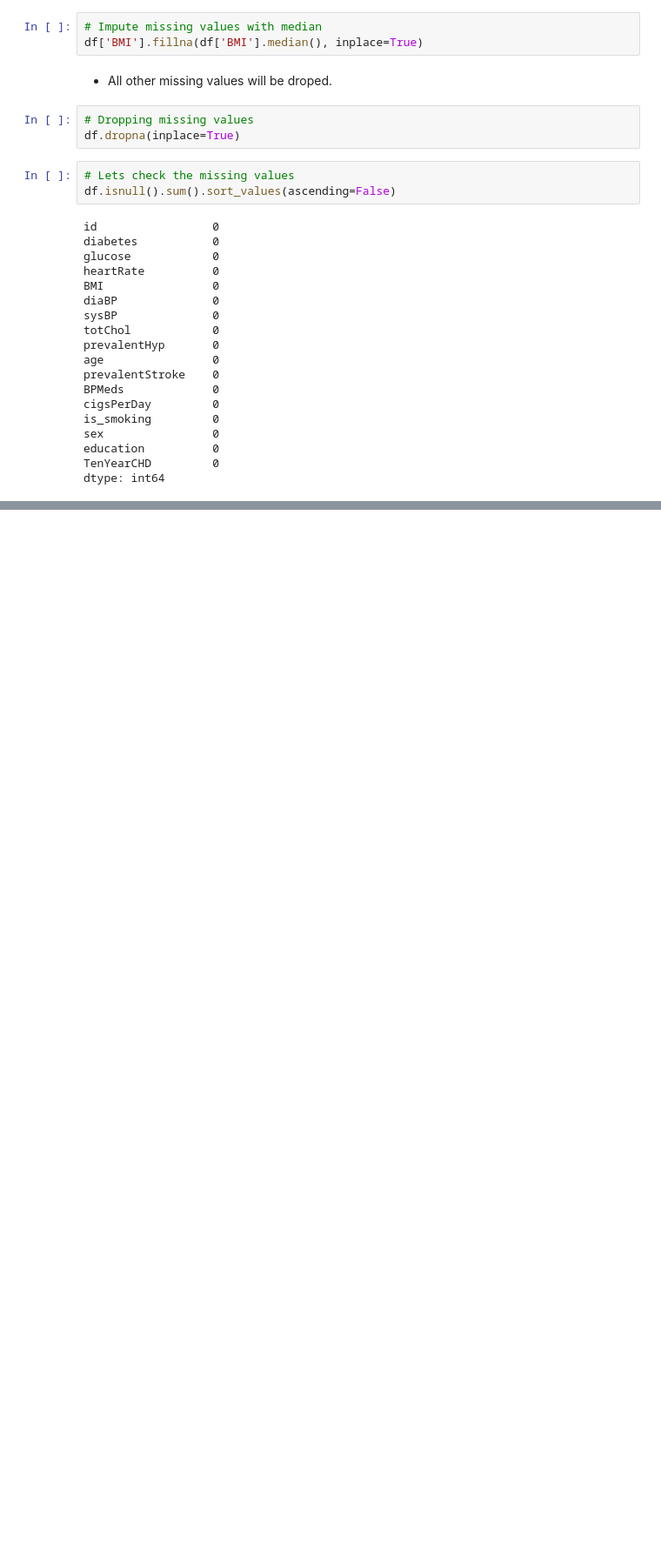
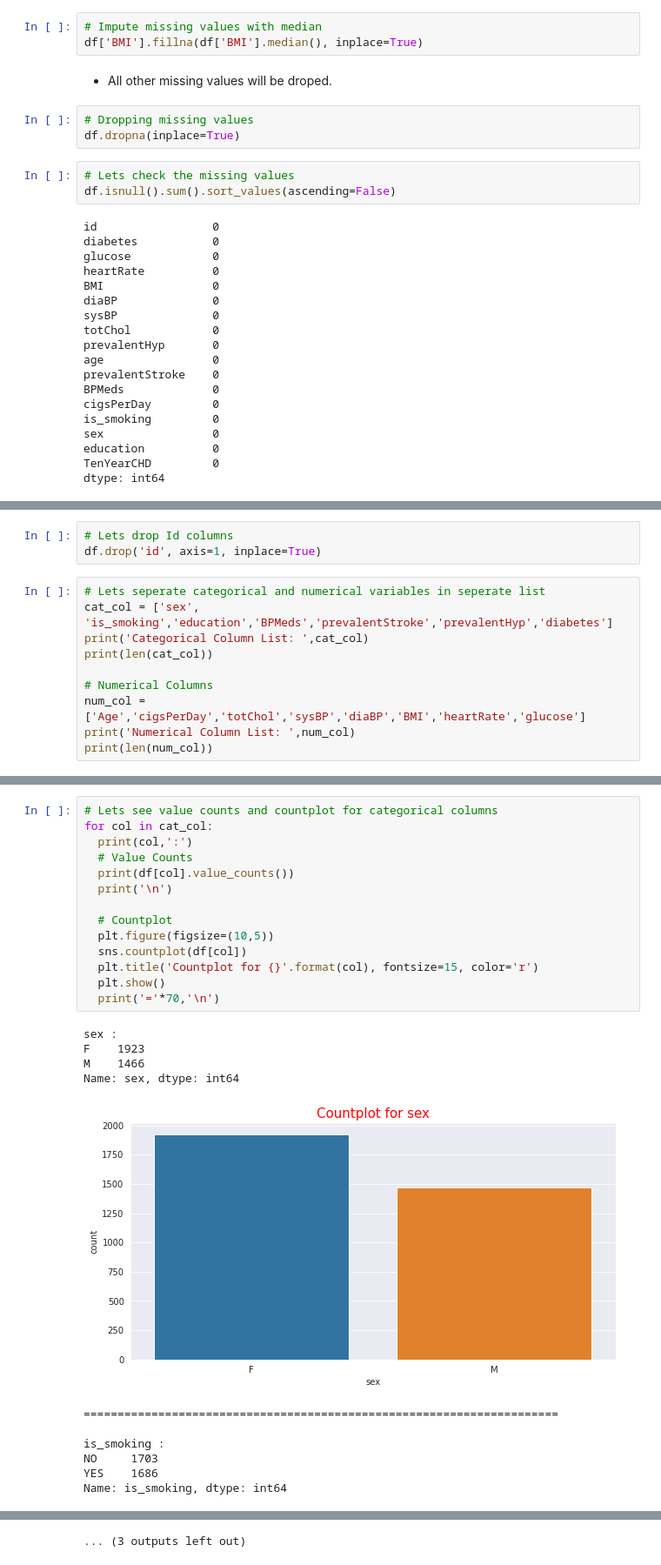
Before and after one commit to Ramesh9394/Portfolio_DS, a Jupyter notebook: data_cardiovascular_risk.ipynb, the cells around one changed output, grey strips where cells are left out. Shown at 87% size. Cells and saved outputs as stored; diff of their text form; blank space fills up the shorter version.

```diff
--- a/data_cardiovascular_risk.ipynb
+++ b/data_cardiovascular_risk.ipynb
@@ -321,0 +333,13 @@ dtype: int64
+# %%
+# Lets drop Id columns
+df.drop('id', axis=1, inplace=True)
+# %%
+# Lets seperate categorical and numerical variables in seperate list
+cat_col = ['sex', 'is_smoking','education','BPMeds','prevalentStroke','prevalentHyp','diabetes']
+print('Categorical Column List: ',cat_col)
+print(len(cat_col))
+
+# Numerical Columns
+num_col = ['Age','cigsPerDay','totChol','sysBP','diaBP','BMI','heartRate','glucose']
+print('Numerical Column List: ',num_col)
+print(len(num_col))
@@ -321,0 +351,26 @@ dtype: int64
+# %%
+# Lets see value counts and countplot for categorical columns
+for col in cat_col:
+  print(col,':')
+  # Value Counts
+  print(df[col].value_counts())
+  print('\n')
+
+  # Countplot
+  plt.figure(figsize=(10,5))
+  sns.countplot(df[col])
+  plt.title('Countplot for {}'.format(col), fontsize=15, color='r')
+  plt.show()
+  print('='*70,'\n')
+# %% [output]
+sex :
+F    1923
+M    1466
+Name: sex, dtype: int64
+[figure, added]
+======================================================================
+
+is_smoking :
+NO     1703
+YES    1686
+Name: is_smoking, dtype: int64
@@ -321,0 +408 @@ dtype: int64
+... (3 outputs left out)
```
Also changed, not shown: parts of 6 cells of this notebook.
